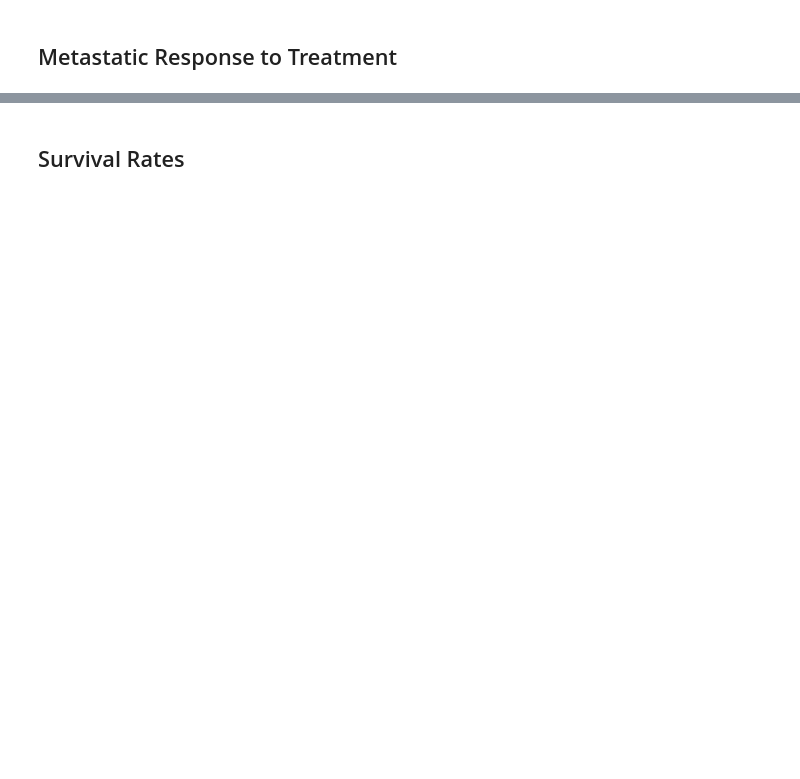
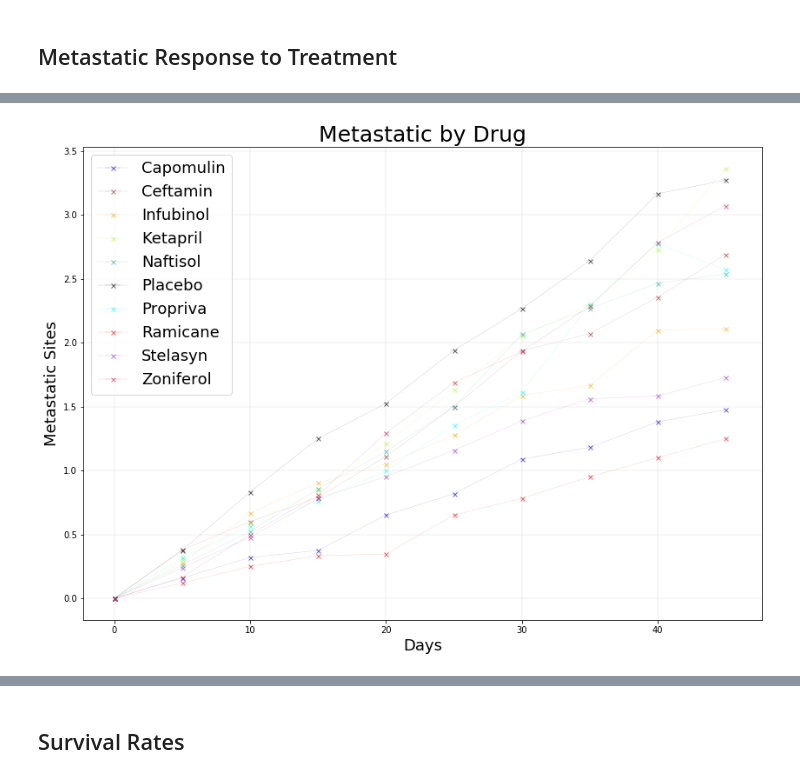
Before and after one commit to clayfranklin/matplotlib-challenge, a Jupyter notebook: Pymaceuticals/pymaceuticals_starter.ipynb, the cells around one changed output, grey strips where cells are left out. Saved outputs shown, nothing was run; the diff lists cells and outputs as text; code cells hidden in the pictures; blank space fills up the shorter version.

```diff
--- a/Pymaceuticals/pymaceuticals_starter.ipynb
+++ b/Pymaceuticals/pymaceuticals_starter.ipynb
@@ -133,3 +161,7 @@ plt.show()
 # Convert to DataFrame
 
 # Preview DataFrame
+drug_mean_meta = drug_trial_complete.groupby(["Drug","Timepoint"]).agg(np.mean)
+drug_mean_meta = drug_mean_meta.drop(columns=["Tumor Volume (mm3)"])
+# Convert to DataFrame
+drug_mean_meta.head()
@@ -148,3 +179,10 @@ plt.show()
 # Convert to DataFrame
 
 # Preview DataFrame
+stand_err_meta = drug_trial_complete.groupby(["Drug","Timepoint"]).sem(ddof = 1)
+# Convert to DataFrame
+
+stand_err_meta = stand_err_meta.drop(columns=["Tumor Volume (mm3)", "Mouse ID"])
+# Preview DataFrame
+err_meta =stand_err_meta.pivot_table(index = "Timepoint", columns = "Drug")
+err_meta = err_meta["Metastatic Sites"]
@@ -161,3 +190,5 @@ plt.show()
 # Minor Data Munging to Re-Format the Data Frames
 
 # Preview that Reformatting worked
+meta = drug_mean_meta.pivot_table(index = "Timepoint", columns = "Drug")
+meta = meta["Metastatic Sites"]
@@ -179,3 +195,59 @@ plt.show()
+# %%
+#Generate the Plot (with Error Bars)
+
+#plt.scatter(x_axis_meta, meta, c = colors) plt.figure(figsize=(8,12)) plt.title('Tumor Volume by Drug', fontsize = 25) plt.xlabel('Days', fontsize = 18) plt.ylabel('Tumor Volume', fontsize= 18) plt.grid(color='grey', linestyle='-', linewidth=0.25, alpha=0.5)
+
+plt.figure(figsize=(14,10))
+plt.title('Metastatic by Drug', fontsize = 25)
+plt.xlabel('Days', fontsize = 18)
+plt.ylabel('Metastatic Sites', fontsize= 18)
+plt.grid(color='grey', linestyle='-', linewidth=0.25, alpha=0.5)
+
+
+plt.errorbar(meta.index, meta["Capomulin"],xerr = err_meta["Capomulin"], fmt='x', color = 'b',
+             alpha = 0.6, label = "Capomulin",
+            linestyle="dashed", markersize=5, linewidth=0.20)
+
+plt.errorbar(meta.index, meta["Ceftamin"],xerr = err_meta["Ceftamin"], fmt='x',
+             color = 'brown', alpha = 0.6, label = "Ceftamin",
+            linestyle="dashed", markersize=5, linewidth=0.20)
+
+plt.errorbar(meta.index, meta["Infubinol"],xerr = err_meta["Infubinol"], fmt='x',
+             color = 'orange', alpha = 0.6, label = "Infubinol",
+            linestyle="dashed", markersize=5, linewidth=0.20)
+
+plt.errorbar(meta.index, meta["Ketapril"],xerr = err_meta["Ketapril"], fmt='x',
+             color = 'greenyellow', alpha = 0.6, label = "Ketapril",
+            linestyle="dashed", markersize=5, linewidth=0.20)
+
+plt.errorbar(meta.index, meta["Naftisol"],xerr = err_meta["Naftisol"], fmt='x',
+             color = 'lightseagreen', alpha = 0.6, label = "Naftisol",
+            linestyle="dashed", markersize=5, linewidth=0.20)
+
+plt.errorbar(meta.index, meta["Placebo"],xerr = err_meta["Placebo"], fmt='x',
+             color = 'black', alpha = 0.6, label = "Placebo",
+            linestyle="dashed", markersize=5, linewidth=0.20)
+
+plt.errorbar(meta.index, meta["Propriva"],xerr = err_meta["Propriva"], fmt='x',
+             color = 'aqua', alpha = 0.6, label = "Propriva",
+            linestyle="dashed", markersize=5, linewidth=0.20)
+
+plt.errorbar(meta.index, meta["Ramicane"],xerr = err_meta["Ramicane"], fmt='x',
+             color = 'r', alpha = 0.6, label = "Ramicane",
+            linestyle="dashed", markersize=5, linewidth=0.20)
+
+plt.errorbar(meta.index, meta["Stelasyn"],xerr = err_meta["Stelasyn"], fmt='x',
+             color = 'darkorchid', alpha = 0.6, label = "Stelasyn",
+            linestyle="dashed", markersize=5, linewidth=0.20)
+
+plt.errorbar(meta.index, meta["Zoniferol"],xerr = err_meta["Zoniferol"], fmt='x',
+             color = 'crimson', alpha = 0.6, label = "Zoniferol",
+            linestyle="dashed", markersize=5, linewidth=0.20)
+
+plt.legend(fontsize = 18)
+plt.savefig("data/Metastatic_by_Drug.png")
+# %% [output]
+[figure, added]
 # %% [markdown]
 ![Metastatic Spread During Treatment](../Images/spread.png)
 # %% [markdown]
```
Also changed, not shown: parts of 31 cells of this notebook, 6 other files.
